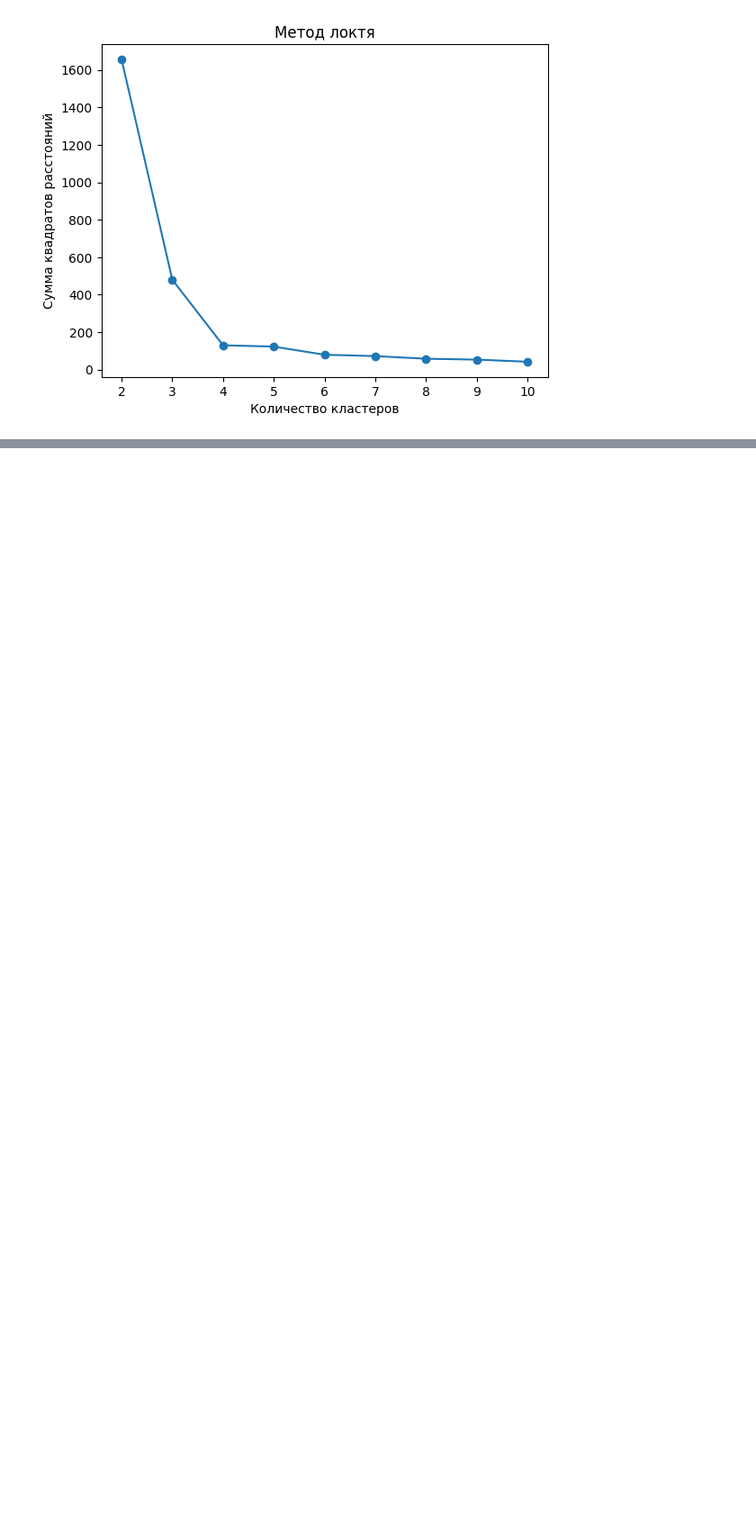
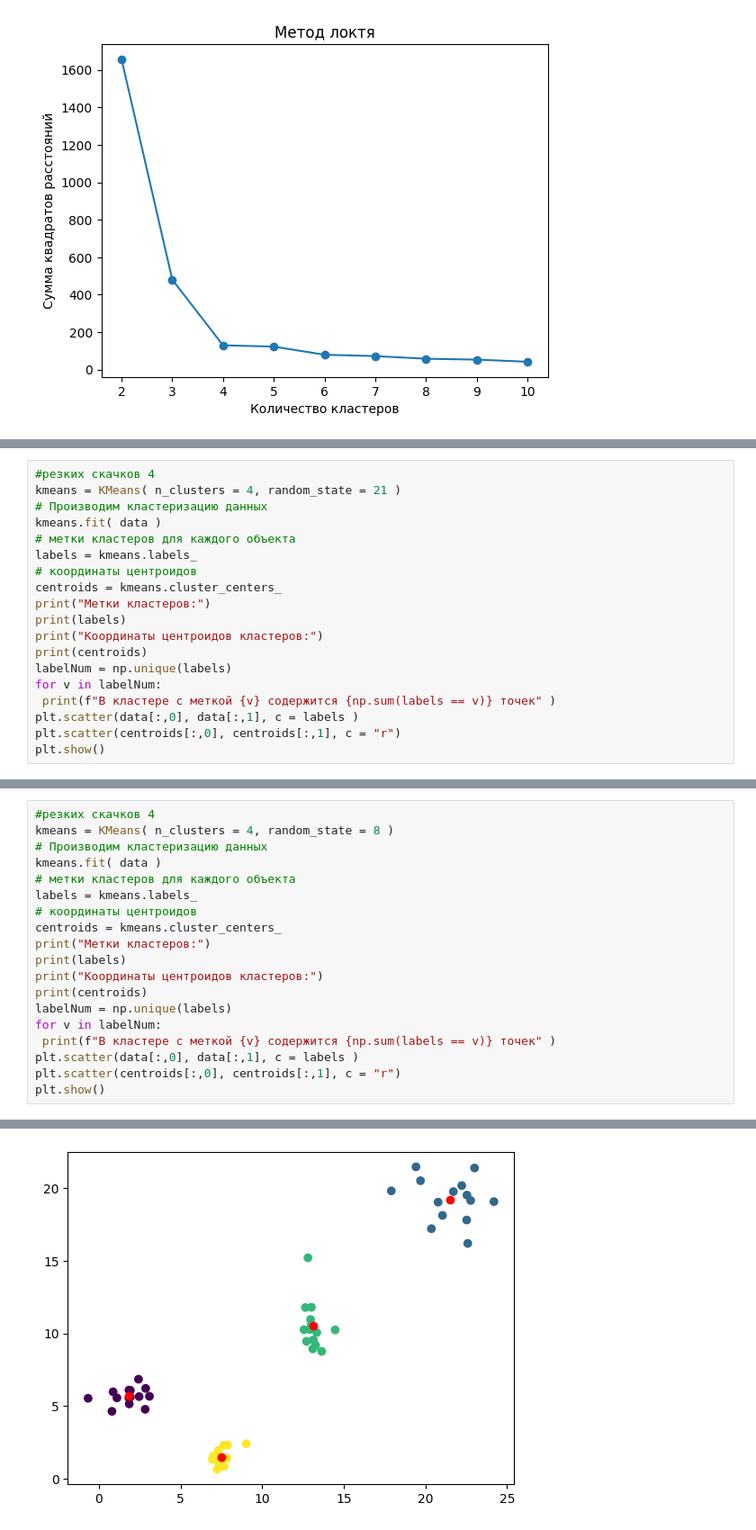
Before and after one commit to Dev-Atom42/MachineLearning-Calobaratory, a Jupyter notebook: itsisi/lab1.ipynb, the cells around one changed output, grey strips where cells are left out. Shown at 90% size. Drawn from its saved outputs; the diff is of its cells as text; blank space fills up the shorter version.

```diff
--- a/itsisi/lab1.ipynb
+++ b/itsisi/lab1.ipynb
@@ -117,0 +151,19 @@ plt.show()
+# %%
+#резких скачков 4
+kmeans = KMeans( n_clusters = 4, random_state = 21 )
+# Производим кластеризацию данных
+kmeans.fit( data )
+# метки кластеров для каждого объекта
+labels = kmeans.labels_
+# координаты центроидов
+centroids = kmeans.cluster_centers_
+print("Метки кластеров:")
+print(labels)
+print("Координаты центроидов кластеров:")
+print(centroids)
+labelNum = np.unique(labels)
+for v in labelNum:
+ print(f"В кластере с меткой {v} содержится {np.sum(labels == v)} точек" )
+plt.scatter(data[:,0], data[:,1], c = labels )
+plt.scatter(centroids[:,0], centroids[:,1], c = "r")
+plt.show()
@@ -117,0 +184,20 @@ plt.show()
+# %%
+#резких скачков 4
+kmeans = KMeans( n_clusters = 4, random_state = 8 )
+# Производим кластеризацию данных
+kmeans.fit( data )
+# метки кластеров для каждого объекта
+labels = kmeans.labels_
+# координаты центроидов
+centroids = kmeans.cluster_centers_
+print("Метки кластеров:")
+print(labels)
+print("Координаты центроидов кластеров:")
+print(centroids)
+labelNum = np.unique(labels)
+for v in labelNum:
+ print(f"В кластере с меткой {v} содержится {np.sum(labels == v)} точек" )
+plt.scatter(data[:,0], data[:,1], c = labels )
+plt.scatter(centroids[:,0], centroids[:,1], c = "r")
+plt.show()
+# %% [output]
@@ -117,0 +216 @@ plt.show()
+[figure, added]
```
Also changed, not shown: parts of 4 cells of this notebook.
